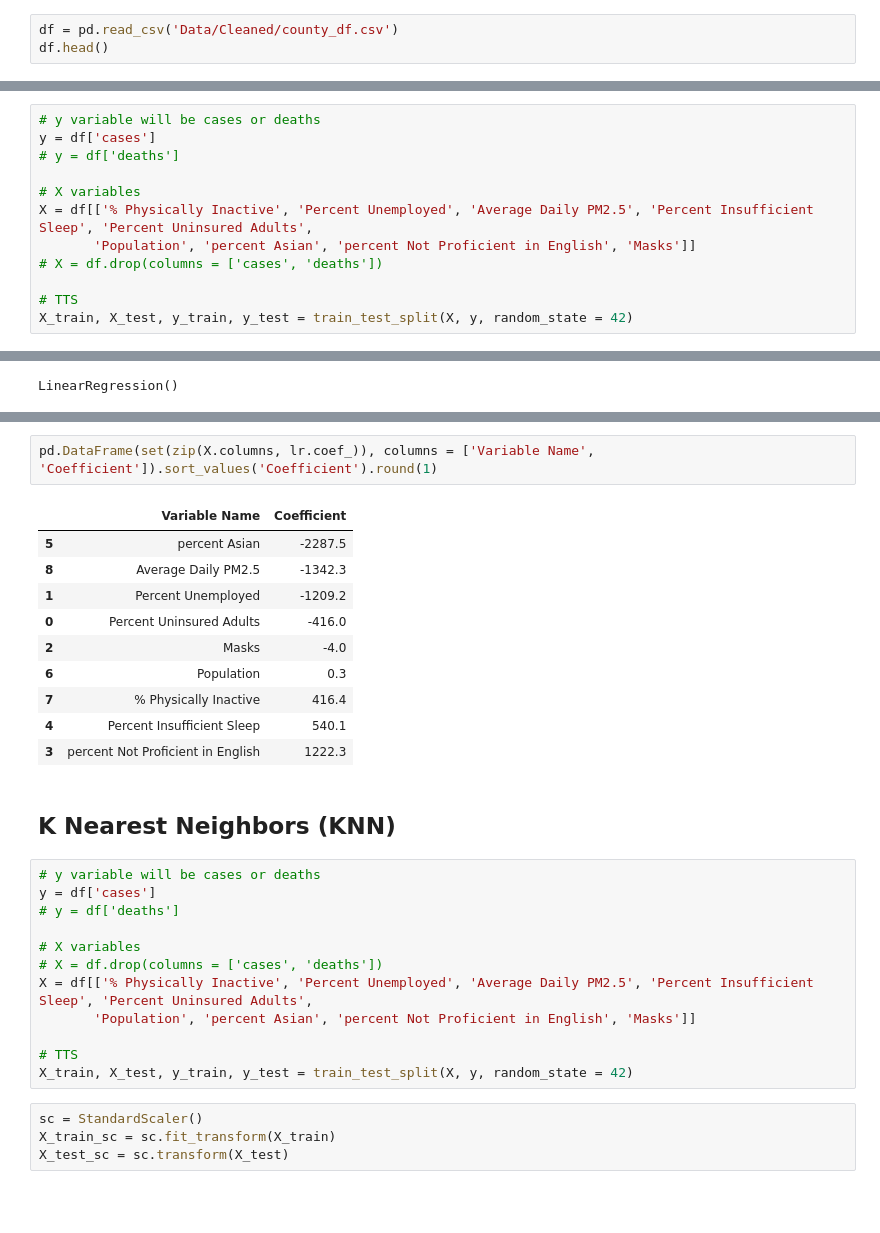
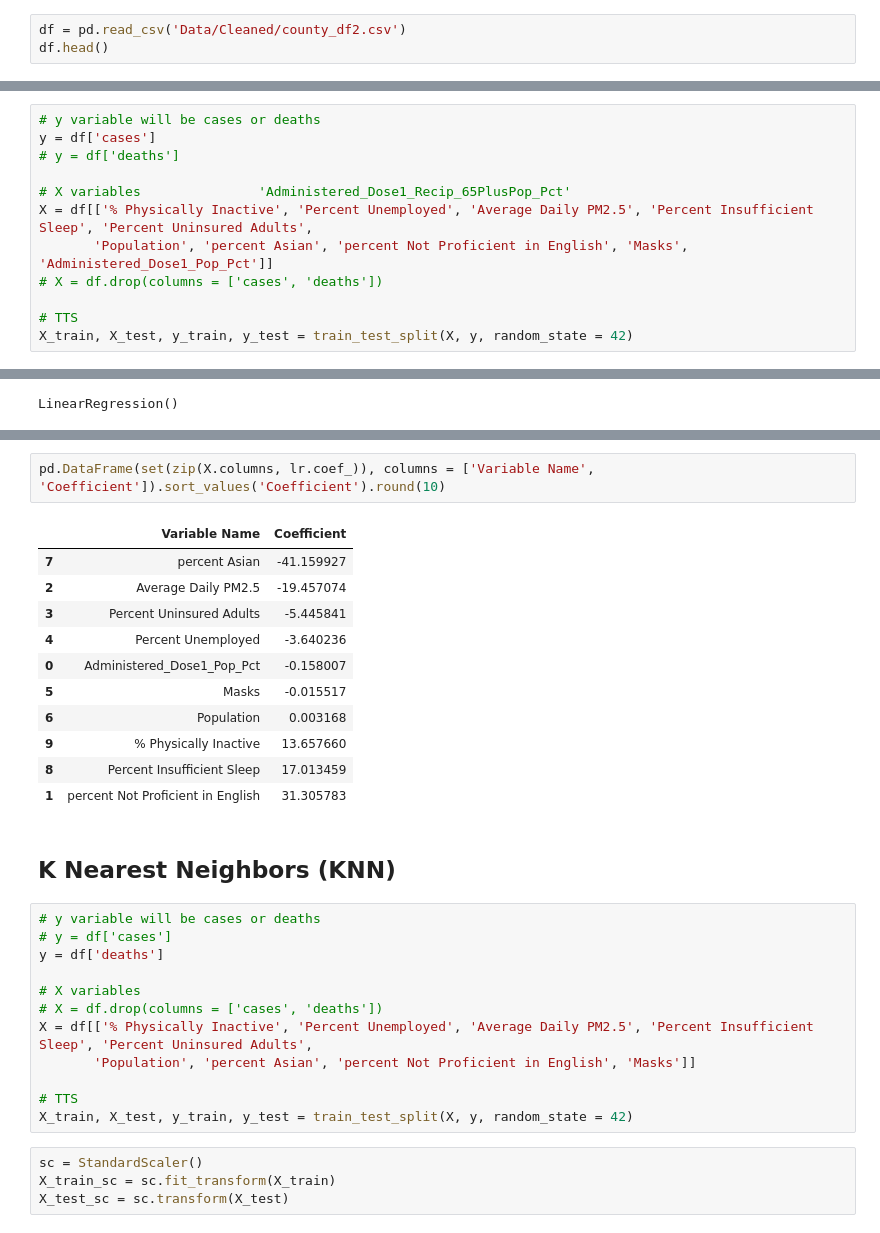
Before and after one commit to rafirahman27/Preparing_for_the_next_Pandemic, a Jupyter notebook: JG.ipynb, the cells around one changed output, grey strips where cells are left out. Cells and saved outputs as stored; diff of their text form; blank space fills up the shorter version.

```diff
--- a/JG.ipynb
+++ b/JG.ipynb
@@ -37,7 +37,7 @@ from sklearn.ensemble import VotingRegressor
 from sklearn.ensemble import RandomForestRegressor, ExtraTreesRegressor
 from sklearn.ensemble import AdaBoostRegressor, GradientBoostingRegressor
 # %%
-df = pd.read_csv('Data/Cleaned/county_df.csv')
+df = pd.read_csv('Data/Cleaned/county_df2.csv')
 df.head()
 # %% [output]
 |  | FIPS_x | County | Years of Potential Life Lost Rate... | YPLL Rate (Black) | YPLL Rate (Hispanic) | YPLL Rate (White) | ... |
@@ -159,9 +124,9 @@ strong multicollinearity or other numerical problems.
 y = df['cases']
 # y = df['deaths']
 
-# X variables
+# X variables               'Administered_Dose1_Recip_65PlusPop_Pct'
 X = df[['% Physically Inactive', 'Percent Unemployed', 'Average Daily PM2.5', 'Percent Insufficient Sleep', 'Percent Uninsured Adults',
-       'Population', 'percent Asian', 'percent Not Proficient in English', 'Masks']]
+       'Population', 'percent Asian', 'percent Not Proficient in English', 'Masks', 'Administered_Dose1_Pop_Pct']]
 # X = df.drop(columns = ['cases', 'deaths'])
 
 # TTS
@@ -180,22 +145,23 @@ Test Score: 0.9324543775846392
 # %%
-pd.DataFrame(set(zip(X.columns, lr.coef_)), columns = ['Variable Name', 'Coefficient']).sort_values('Coefficient').round(1)
+pd.DataFrame(set(zip(X.columns, lr.coef_)), columns = ['Variable Name', 'Coefficient']).sort_values('Coefficient').round(10)
 # %% [output]
 |  | Variable Name | Coefficient |
-| 5 | percent Asian | -2287.5 |
-| 8 | Average Daily PM2.5 | -1342.3 |
-| 1 | Percent Unemployed | -1209.2 |
-| 0 | Percent Uninsured Adults | -416.0 |
-| 2 | Masks | -4.0 |
-| 6 | Population | 0.3 |
-| 7 | % Physically Inactive | 416.4 |
-| 4 | Percent Insufficient Sleep | 540.1 |
-| 3 | percent Not Proficient in English | 1222.3 |
+| 7 | percent Asian | -41.159927 |
+| 2 | Average Daily PM2.5 | -19.457074 |
+| 3 | Percent Uninsured Adults | -5.445841 |
+| 4 | Percent Unemployed | -3.640236 |
+| 0 | Administered_Dose1_Pop_Pct | -0.158007 |
+| 5 | Masks | -0.015517 |
+| 6 | Population | 0.003168 |
+| 9 | % Physically Inactive | 13.657660 |
+| 8 | Percent Insufficient Sleep | 17.013459 |
+| 1 | percent Not Proficient in English | 31.305783 |
 # %% [markdown]
 ## K Nearest Neighbors (KNN)
 # %%
 # y variable will be cases or deaths
-y = df['cases']
-# y = df['deaths']
+# y = df['cases']
+y = df['deaths']
 
 # X variables
 # X = df.drop(columns = ['cases', 'deaths'])
```
Also changed, not shown: parts of 41 cells of this notebook.
